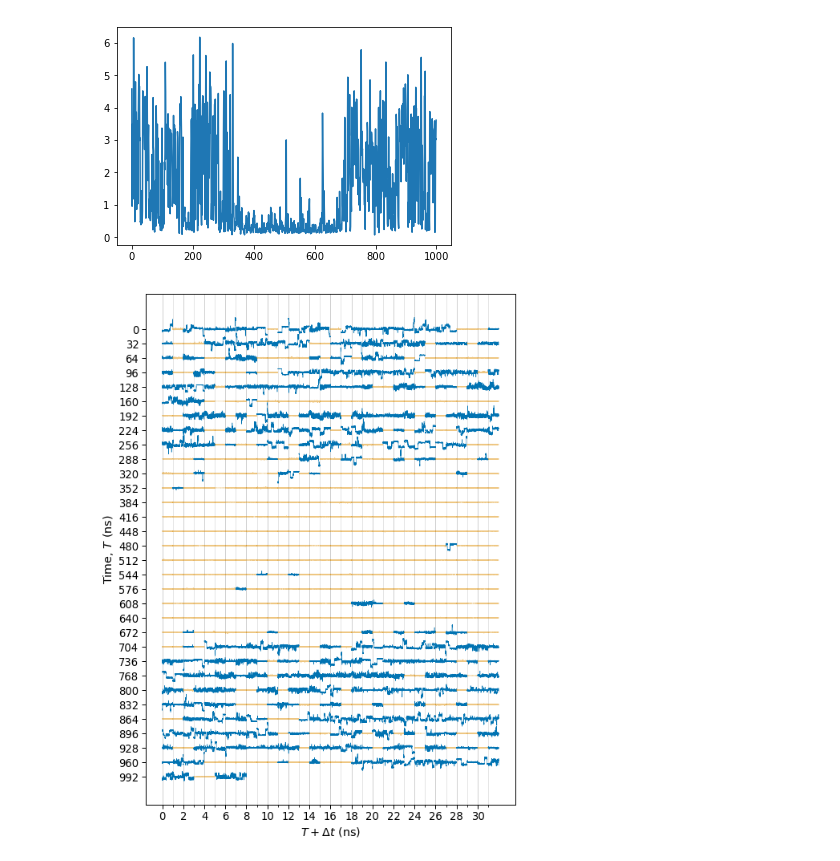
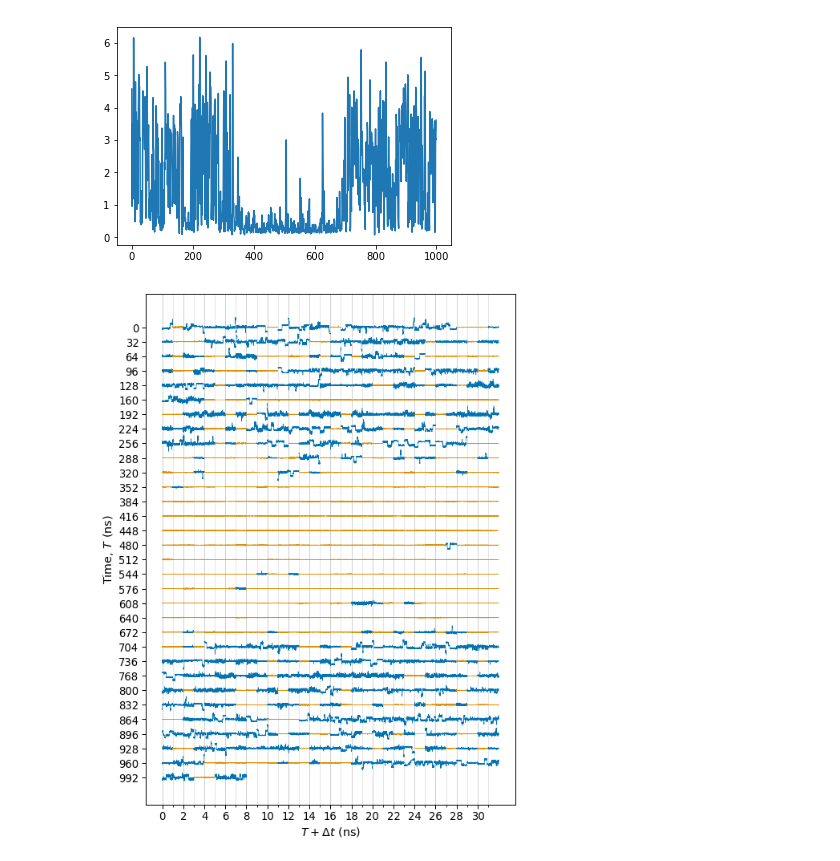
Before and after one commit to RobertArbon/water_diffusion, a Jupyter notebook: tica_whole_trajectory.ipynb, the cells around one changed output. Drawn from its saved outputs; the diff is of its cells as text; code cells hidden in the pictures.

Commit message:
updates to charts

```diff
--- a/tica_whole_trajectory.ipynb
+++ b/tica_whole_trajectory.ipynb
@@ -114,7 +116,7 @@ plt.plot(extents)
 from matplotlib.ticker import FixedLocator, FixedFormatter
 # %%
 with sns.plotting_context('paper', font_scale=1.5):
-    max_extent = 5
+    max_extent = 6
     ext_cutoff = 1
     fig, axes = plt.subplots(figsize=(8.27, 11.7))
     N = int(np.sqrt(len(tica_trajs)))+1
@@ -127,32 +129,34 @@ with sns.plotting_context('paper', font_scale=1.5):
         else:
             dx = dx + len(tica_trajs[i-1])
 
         t = (np.arange(len(tica_trajs[i]))+dx)*dt_ns
         extent = np.max(tica_trajs[i]) - np.min(tica_trajs[i])
+        stride = 10
         if extent > ext_cutoff:
             col = cols[0]
             alpha=1
         else:
             col = cols[1]
             alpha=0.5
 
 #         axes.scatter(t[::100], tica_trajs[i][::100]+dy,color=col, alpha=alpha, s=0.5)
-        axes.plot(t[::10], tica_trajs[i][::10]+dy,color=col, alpha=alpha, lw=.5)
+#         col = extent*np.ones_like(t[::stride])
+        axes.plot(t[::stride], tica_trajs[i][::stride]+dy,color=col, alpha=1, lw=.5)
 
     ylocations = FixedLocator(locs=[max_extent*i for i in range(N)])
     ylabels = FixedFormatter(seq=[i*N for i in range(N)])
     axes.yaxis.set_major_locator(ylocations)
     axes.yaxis.set_major_formatter(ylabels)
     axes.set_ylabel('Time, $T$ (ns)')
 
     xlocations=FixedLocator(locs=[i for i in range(0, N, 2)])
     x_min_locations = FixedLocator(locs=[i for i in range(0, N)])
     axes.xaxis.set_major_locator(xlocations)
     axes.xaxis.set_minor_locator(x_min_locations)
 
     axes.set_xlabel('$T + \Delta t$ (ns)')
     axes.invert_yaxis()
     axes.grid(which='both', axis='x' , **{'color': 'grey', 'lw':1, 'alpha':0.2})
     plt.savefig('thesis chapter/traj_3_tica_trace.png', bbox_inches='tight', dpi=600)
 # %% [output]
-[figure, old version]
+[figure, new version]
```
Also changed, not shown: parts of 1 cell of this notebook, 3 other files.
